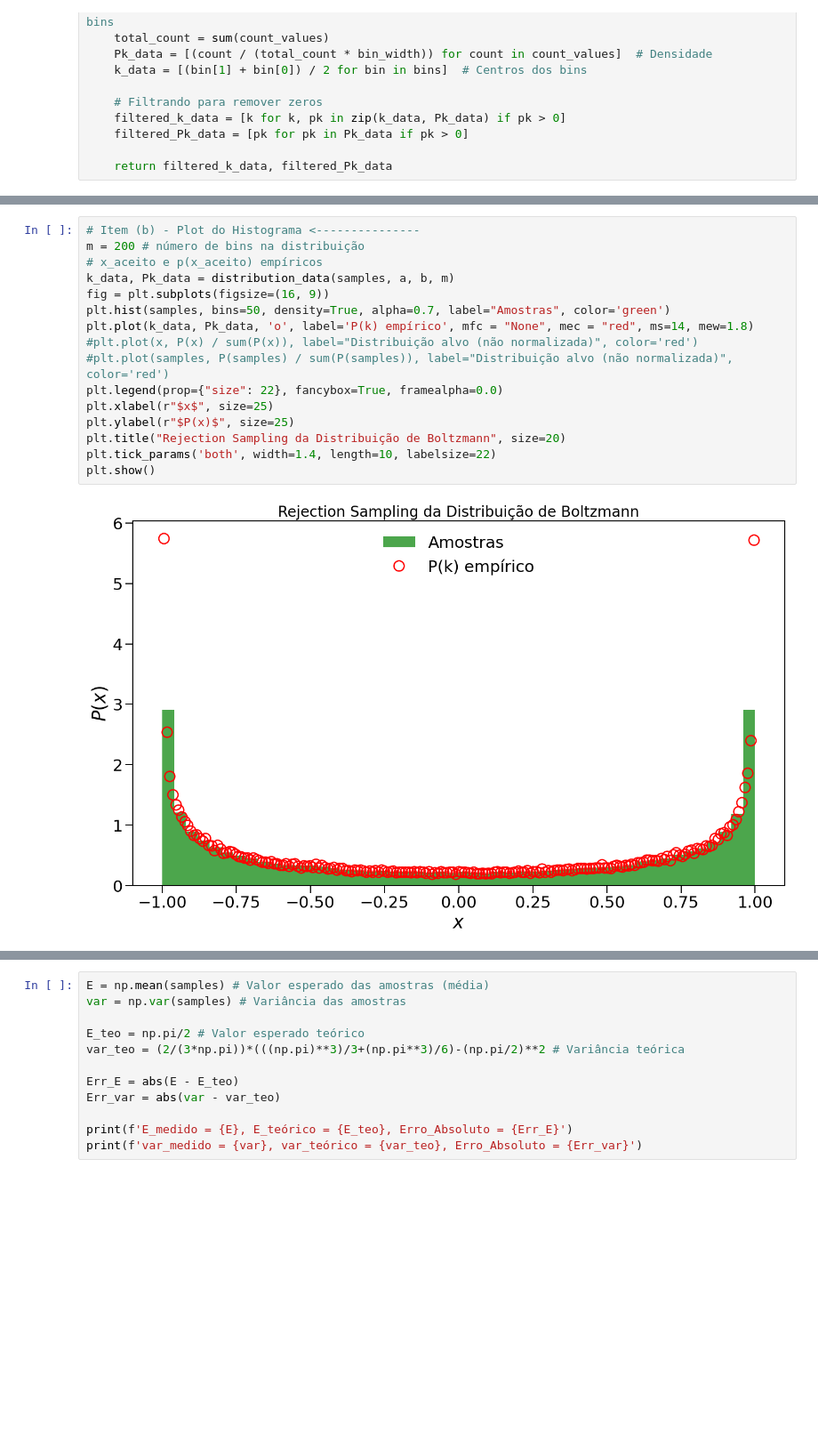
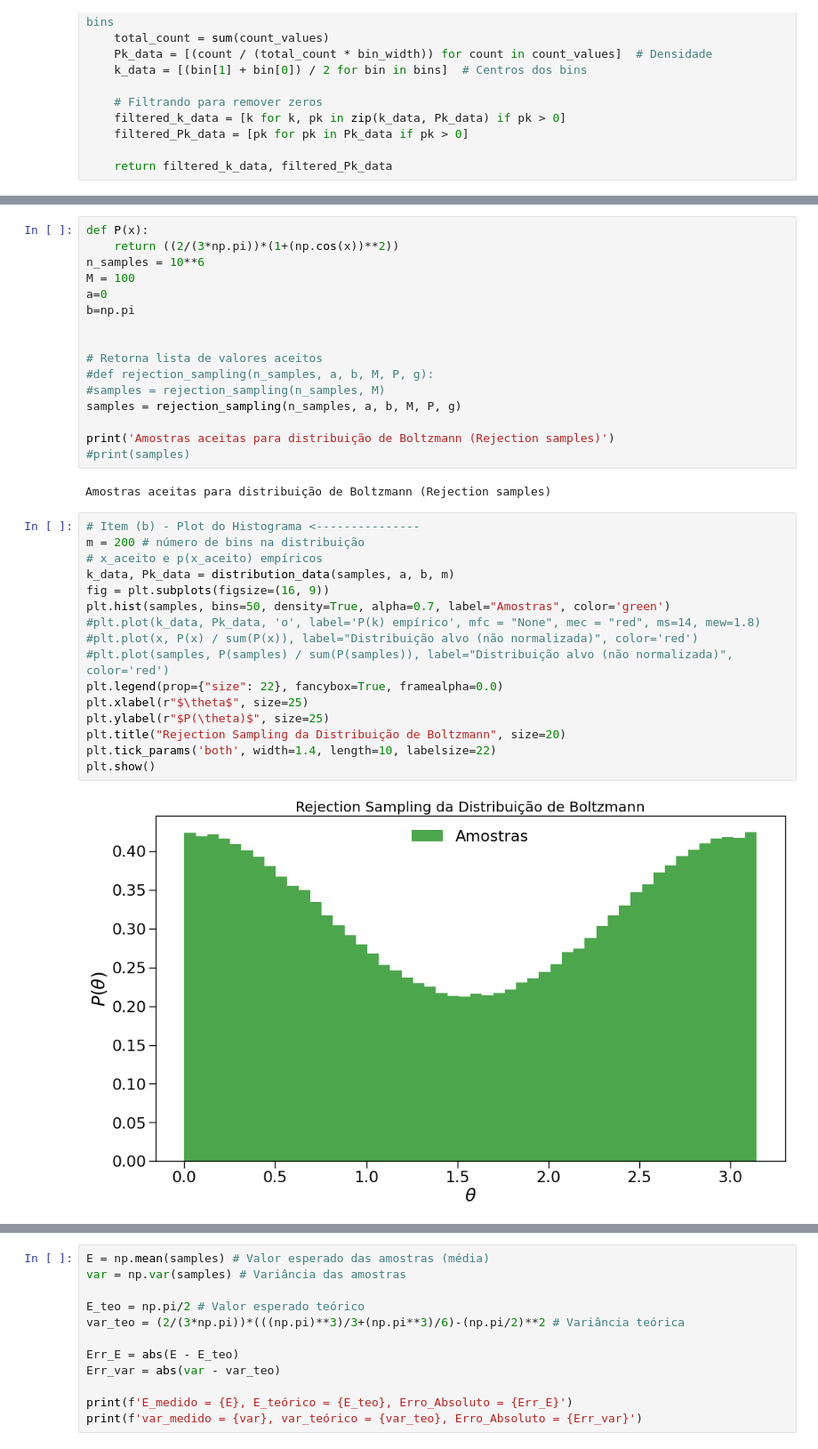
Before and after one commit to JuniorAlencar/TopFisTeo2024.2, a Jupyter notebook: Lista_1/questões/Question5.ipynb, the cells around one changed output, grey strips where cells are left out. Shown at 89% size. Cells and saved outputs as stored; diff of their text form; blank space fills up the shorter version.

```diff
--- a/Lista_1/questões/Question5.ipynb
+++ b/Lista_1/questões/Question5.ipynb
@@ -129,18 +145,36 @@ Amostras aceitas para distribuição de Boltzmann (Rejection samples)
+# %%
+def P(x):
+    return ((2/(3*np.pi))*(1+(np.cos(x))**2))
+n_samples = 10**6
+M = 100
+a=0
+b=np.pi
+
+
+# Retorna lista de valores aceitos
+#def rejection_sampling(n_samples, a, b, M, P, g):
+#samples = rejection_sampling(n_samples, M)
+samples = rejection_sampling(n_samples, a, b, M, P, g)
+
+print('Amostras aceitas para distribuição de Boltzmann (Rejection samples)')
+#print(samples)
+# %% [output]
+Amostras aceitas para distribuição de Boltzmann (Rejection samples)
 # %%
 # Item (b) - Plot do Histograma <---------------
 m = 200 # número de bins na distribuição
 # x_aceito e p(x_aceito) empíricos
 k_data, Pk_data = distribution_data(samples, a, b, m)
 fig = plt.subplots(figsize=(16, 9))
 plt.hist(samples, bins=50, density=True, alpha=0.7, label="Amostras", color='green')
-plt.plot(k_data, Pk_data, 'o', label='P(k) empírico', mfc = "None", mec = "red", ms=14, mew=1.8)
+#plt.plot(k_data, Pk_data, 'o', label='P(k) empírico', mfc = "None", mec = "red", ms=14, mew=1.8)
 #plt.plot(x, P(x) / sum(P(x)), label="Distribuição alvo (não normalizada)", color='red')
 #plt.plot(samples, P(samples) / sum(P(samples)), label="Distribuição alvo (não normalizada)", color='red')
 plt.legend(prop={"size": 22}, fancybox=True, framealpha=0.0)
-plt.xlabel(r"$x$", size=25)
-plt.ylabel(r"$P(x)$", size=25)
+plt.xlabel(r"$\theta$", size=25)
+plt.ylabel(r"$P(\theta)$", size=25)
 plt.title("Rejection Sampling da Distribuição de Boltzmann", size=20)
 plt.tick_params('both', width=1.4, length=10, labelsize=22)
 plt.show()
 # %% [output]
-[figure, old version]
+[figure, new version]
```
Also changed, not shown: parts of 4 cells of this notebook.
